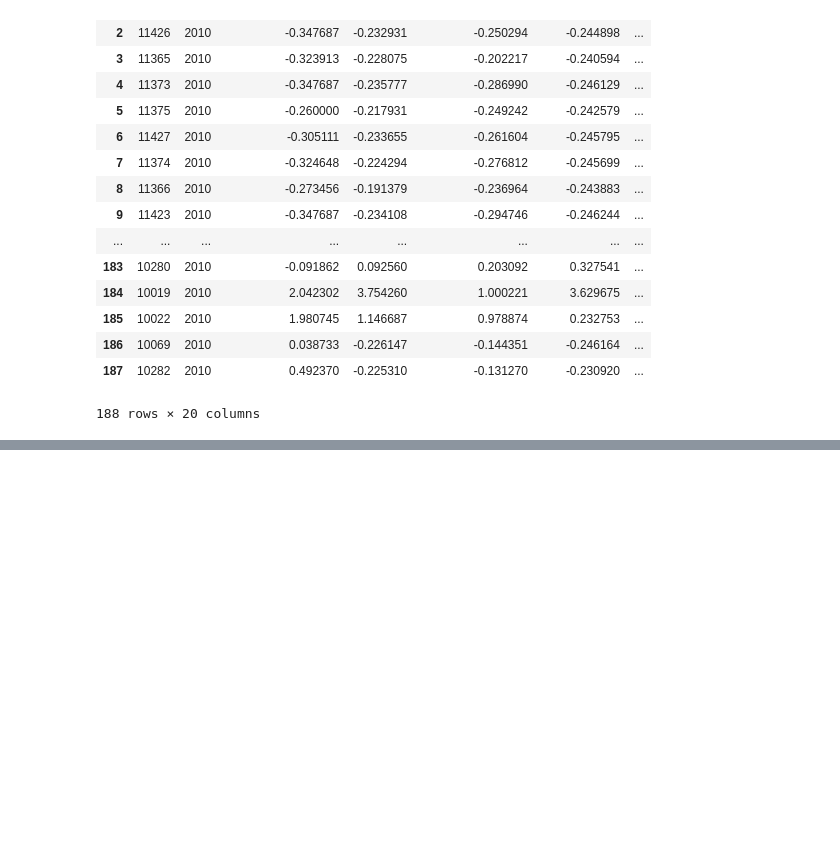
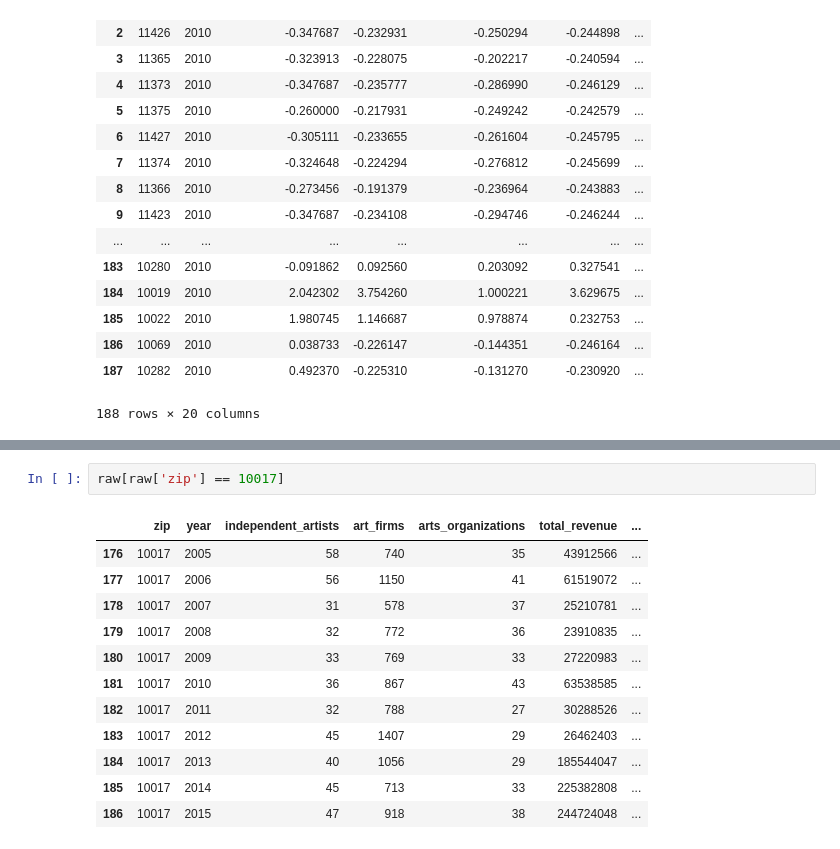
Before and after one commit to Data-For-Public-Good/arts-vibrancy-index, a Jupyter notebook: index_exploration.ipynb, the cells around one changed output, grey strips where cells are left out. Drawn from its saved outputs; the diff is of its cells as text; blank space fills up the shorter version.

```diff
--- a/index_exploration.ipynb
+++ b/index_exploration.ipynb
@@ -577,0 +628,15 @@ test_2010
+# %%
+raw[raw['zip'] == 10017]
+# %% [output]
+|  | zip | year | independent_artists | art_firms | arts_organizations | total_revenue | ... |
+| 176 | 10017 | 2005 | 58 | 740 | 35 | 43912566 | ... |
+| 177 | 10017 | 2006 | 56 | 1150 | 41 | 61519072 | ... |
+| 178 | 10017 | 2007 | 31 | 578 | 37 | 25210781 | ... |
+| 179 | 10017 | 2008 | 32 | 772 | 36 | 23910835 | ... |
+| 180 | 10017 | 2009 | 33 | 769 | 33 | 27220983 | ... |
+| 181 | 10017 | 2010 | 36 | 867 | 43 | 63538585 | ... |
+| 182 | 10017 | 2011 | 32 | 788 | 27 | 30288526 | ... |
+| 183 | 10017 | 2012 | 45 | 1407 | 29 | 26462403 | ... |
+| 184 | 10017 | 2013 | 40 | 1056 | 29 | 185544047 | ... |
+| 185 | 10017 | 2014 | 45 | 713 | 33 | 225382808 | ... |
+| 186 | 10017 | 2015 | 47 | 918 | 38 | 244724048 | ... |
```
Also changed, not shown: parts of 28 cells of this notebook, 13 other files.
